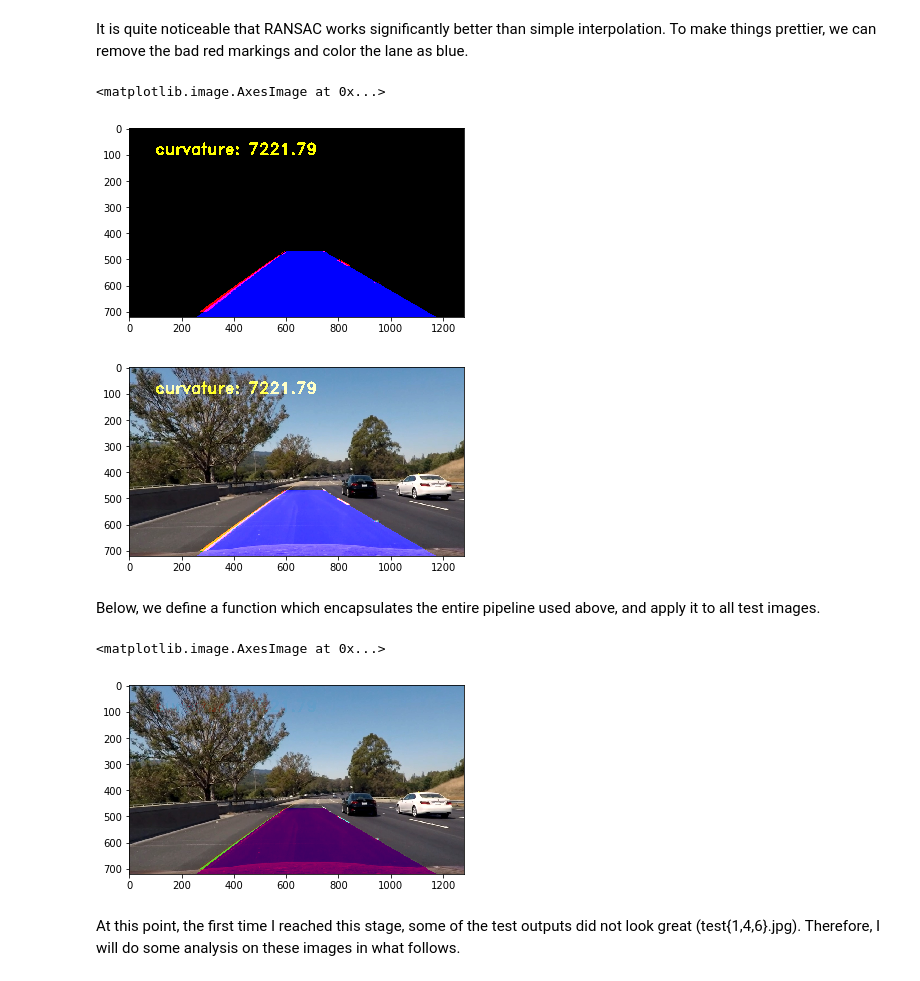
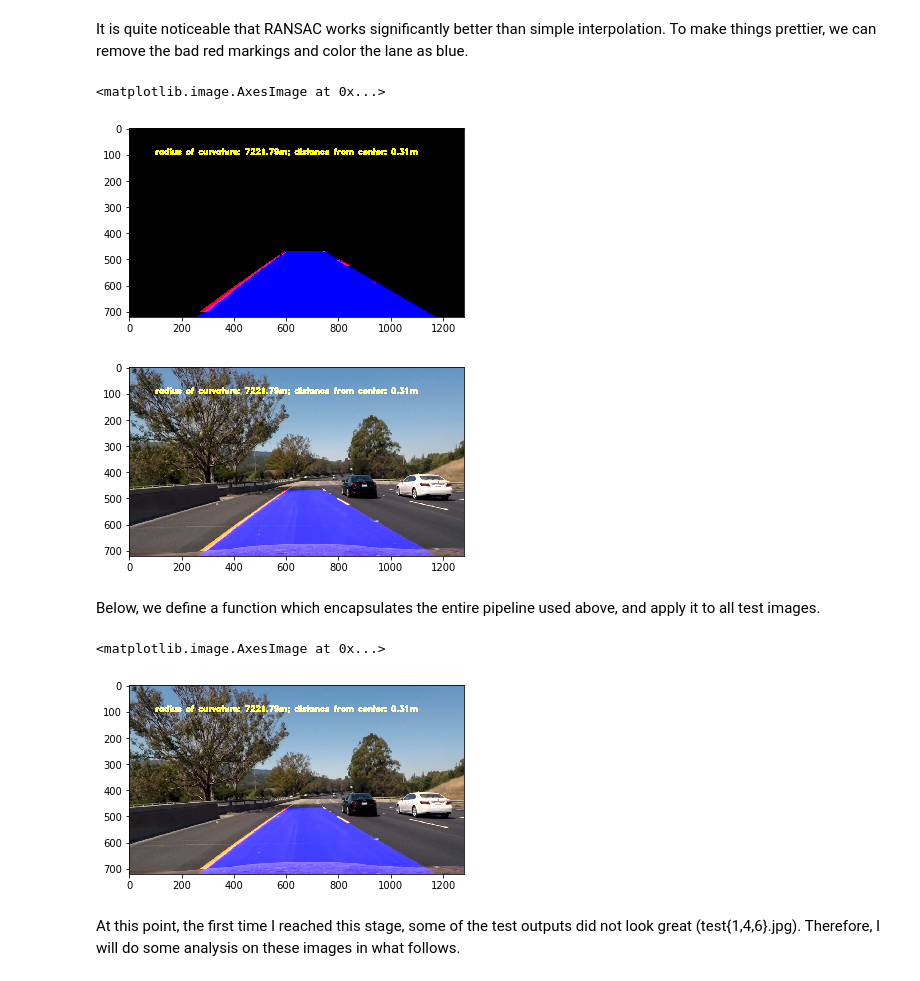
Before and after one commit to joaospinto/CarND-Advanced-Lane-Lines, a Jupyter notebook: Advanced Lane Lines (JSP).ipynb, the cells around one changed output. Drawn from its saved outputs; the diff is of its cells as text; code cells hidden in the pictures.

```diff
--- a/Advanced Lane Lines (JSP).ipynb
+++ b/Advanced Lane Lines (JSP).ipynb
@@ -404,36 +404,38 @@ def GetNiceOverlay(top_view):
     right_mask = np.zeros_like(top_view)
     lane = np.zeros_like(top_view)
     margin = 50
     I, J = np.meshgrid(np.arange(width), np.arange(height))
     left_mask[np.where((I >= p_left(J)-margin) & (I <= p_left(J)+margin))] = 1.0
     right_mask[np.where((I >= p_right(J)-margin) & (I <= p_right(J)+margin))] = 1.0
     lane[np.where((p_left(J) <= I) & (I <= p_right(J)))] = 1.0
     filtered_marks = np.zeros_like(top_view)
     filtered_marks[np.where((top_view > 0) & ((left_mask > 0) | (right_mask > 0)))] = 1.0
     out = np.zeros([height, width, 3], dtype=np.uint8)
     out[:,:,0] = np.uint8(np.round(255*filtered_marks))
     out[:,:,2] = np.uint8(np.round(255*lane))
     y_eval = 0.70*dy
     left_estimate = ((1 + (2*p_left.c[0]*y_eval + p_left.c[1])**2)**1.5) / np.absolute(2*p_left.c[0])
     right_estimate = ((1 + (2*p_right.c[0]*y_eval + p_right.c[1])**2)**1.5) / np.absolute(2*p_right.c[0])
     curvature = 0.5 * (left_estimate + right_estimate)
+    relative_lane_center = (0.5 * (p_left(dy) + p_right(dy)) - 0.5*dx)/dx
+    distance_from_center = abs(relative_lane_center)* 3.7 * dx / abs(p_right(dy) - p_left(dy))
     texted_image = cv2.putText(
         img=RevertBirdsEye(out),
-        text="curvature: {:.2f}".format(curvature),
+        text="radius of curvature: {:.2f}m; distance from center: {:.2f}m".format(curvature, distance_from_center),
         org=(100,100),
         fontFace=2,
-        fontScale=2,
+        fontScale=1,
         color=(255,255,0),
         thickness=5
     )
     return texted_image
 
 reverse_projected_overlay = GetNiceOverlay(birds_eye)
 plt.imsave("report_imgs/reversed_ransac_color.jpg", reverse_projected_overlay)
 plt.imshow(reverse_projected_overlay)
 # %% [output]
 <matplotlib.image.AxesImage at 0x...>
-[figure, old version]
+[figure, new version]
 # %%
 def MergeOriginalAndOverlay(original, overlay):
     mixed = np.copy(original)
@@ -444,7 +446,7 @@ merged = MergeOriginalAndOverlay(undistorted_img, reverse_projected_overlay)
 plt.imshow(merged)
 plt.imsave("report_imgs/merged.jpg", merged)
 # %% [output]
-[figure, old version]
+[figure, new version]
 # %% [markdown]
 Below, we define a function which encapsulates the entire pipeline used above, and apply it to all test images.
 # %%
@@ -475,7 +477,7 @@ for in_file in os.listdir(in_dir):
 plt.imshow(FullPipeline(img))
 # %% [output]
 <matplotlib.image.AxesImage at 0x...>
-[figure, old version]
+[figure, new version]
 # %% [markdown]
 At this point, the first time I reached this stage, some of the test outputs did not look great (test{1,4,6}.jpg). Therefore, I will do some analysis on these images in what follows.
 # %%
```
Also changed, not shown: parts of 6 cells of this notebook, 12 other files.
